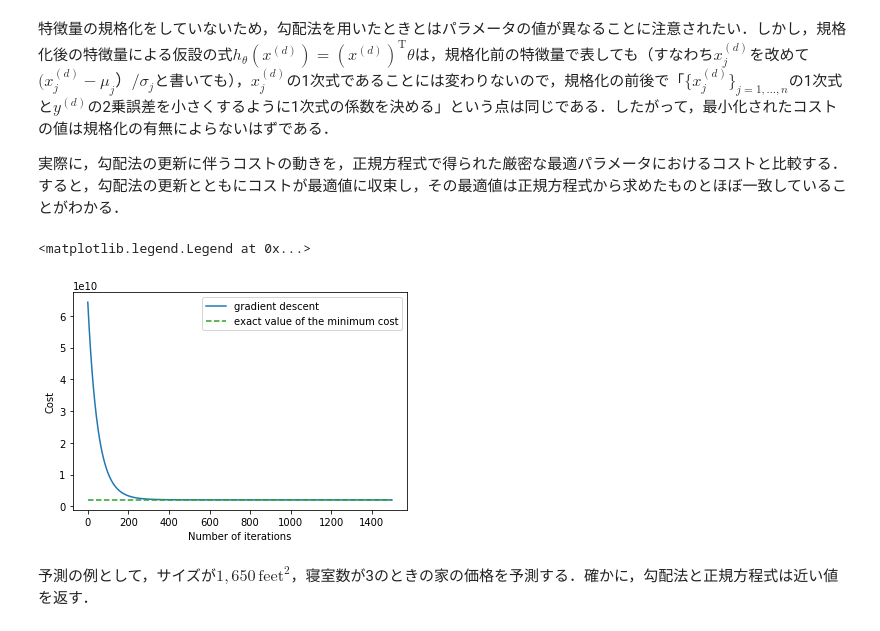
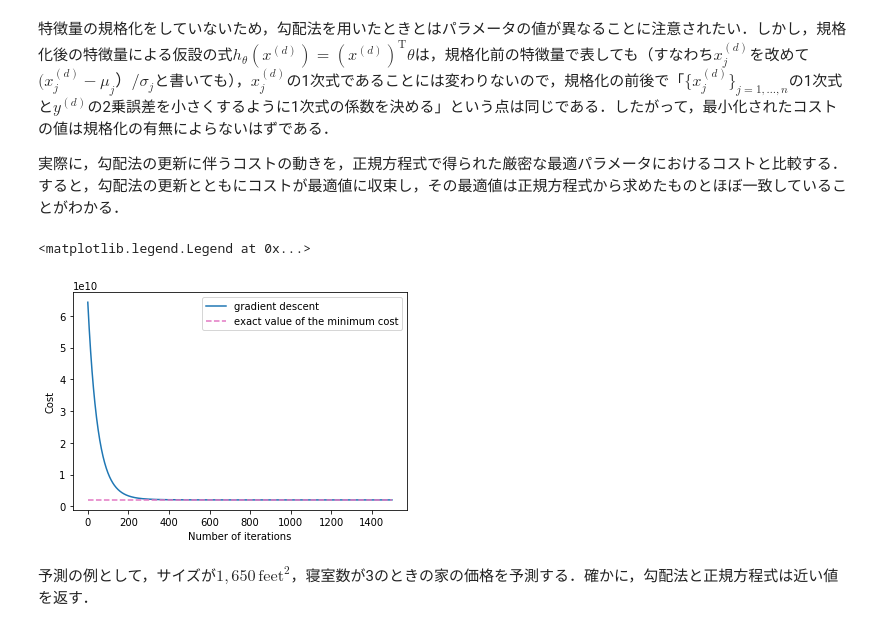
Before and after one commit to MCMXCIII-KVK/Coursera_Machine_Learning, a Jupyter notebook: exercises_python/ex1_2.ipynb, the cells around one changed output. Saved outputs shown, nothing was run; the diff lists cells and outputs as text; code cells hidden in the pictures.

```diff
--- a/exercises_python/ex1_2.ipynb
+++ b/exercises_python/ex1_2.ipynb
@@ -187,16 +187,16 @@ print('正規方程式で得られた最適パラメータ theta =',theta_ne.fla
 # %%
 # 最小コストの厳密値
 J_ne = computeCost(X_unnorm,y,theta_ne)
 
 # パラメータ更新ごとのコストをプロット
 plt.plot(J_history,label='gradient descent')
-plt.plot(np.linspace(0,1500),J_ne*np.ones((50)),'--',color='#2ca02c',label='exact value of the minimum cost')
+plt.plot(np.linspace(0,1500),J_ne*np.ones((50)),'--',color='#e377c2',label='exact value of the minimum cost')
 plt.xlabel('Number of iterations')
 plt.ylabel('Cost')
 plt.legend()
 # %% [output]
 <matplotlib.legend.Legend at 0x...>
-[figure, old version]
+[figure, new version]
 # %% [markdown]
 予測の例として，サイズが$1,650\,\mathrm{feet}^2$，寝室数が3のときの家の価格を予測する．確かに，勾配法と正規方程式は近い値を返す．
 # %%
```
Also changed, not shown: parts of 7 cells of this notebook, 1 other file.
